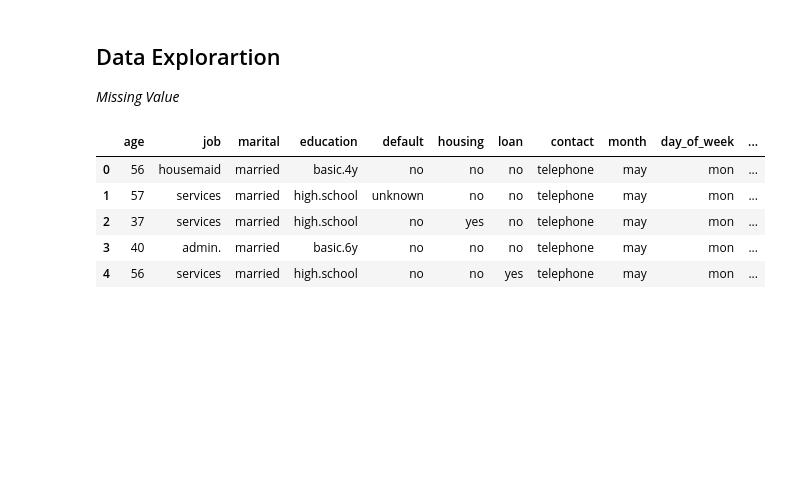
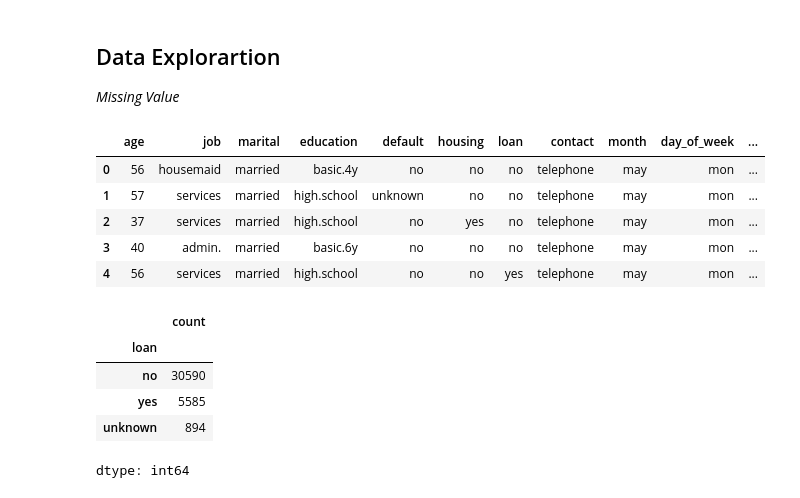
Before and after one commit to angekonan715/DataScience-Projects, a Jupyter notebook: starter_bankProject.ipynb, the cells around one changed output. Drawn from its saved outputs; the diff is of its cells as text; code cells hidden in the pictures; blank space fills up the shorter version.

```diff
--- a/starter_bankProject.ipynb
+++ b/starter_bankProject.ipynb
@@ -28,6 +41,15 @@ campaign.head()
 | 2 | 37 | services | married | high.school | no | yes | no | telephone | may | mon | ... |
 | 3 | 40 | admin. | married | basic.6y | no | no | no | telephone | may | mon | ... |
 | 4 | 56 | services | married | high.school | no | no | yes | telephone | may | mon | ... |
+# %%
+campaign.loan.value_counts()
+# %% [output]
+|  | count |
+| loan |  |
+| no | 30590 |
+| yes | 5585 |
+| unknown | 894 |
+dtype: int64
 # %%
 campaign.tail()
 # %% [output]
```
Also changed, not shown: parts of 14 cells of this notebook.
